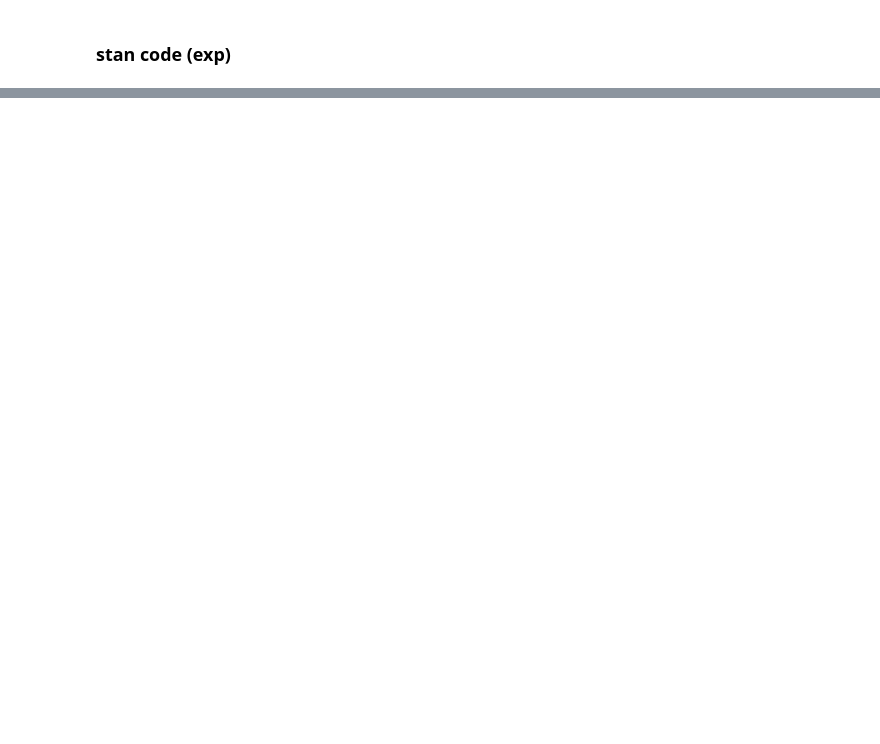
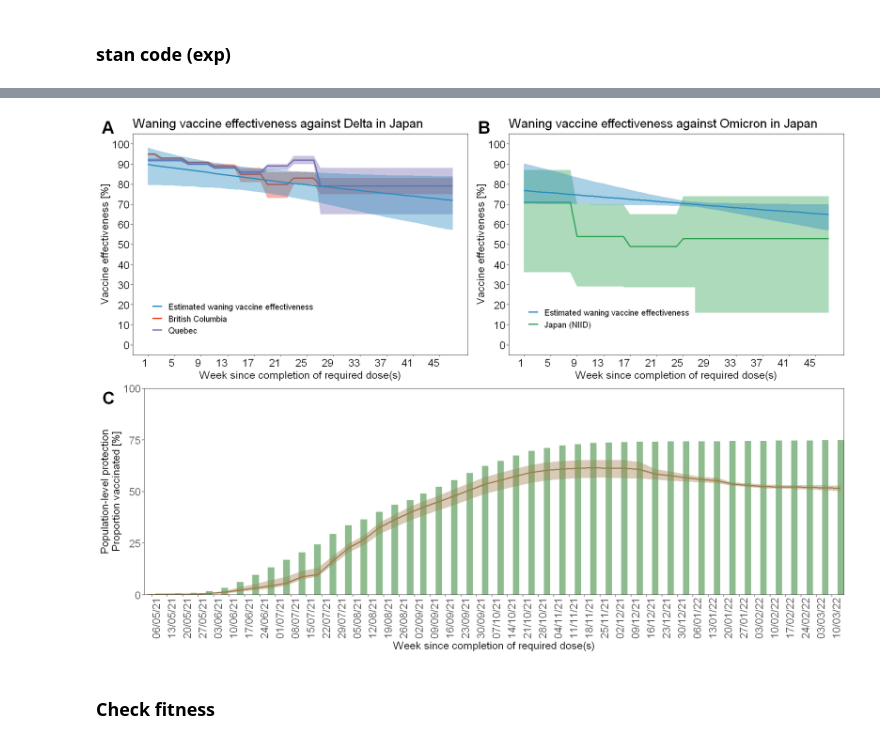
Before and after one commit to hiroaki-murayama/waning_ve_estimation_multivariant, a Jupyter notebook: src/Japan_ncov_waning_r.ipynb, the cells around one changed output, grey strips where cells are left out. Drawn from its saved outputs; the diff is of its cells as text; code cells hidden in the pictures; blank space fills up the shorter version.

```diff
--- a/src/Japan_ncov_waning_r.ipynb
+++ b/src/Japan_ncov_waning_r.ipynb
@@ -186,0 +221,10 @@ Chain 2:
+# %%
+options(repr.plot.width=15,repr.plot.height=10.8)
+direct_effect <- ggarrange(delta_plot,omicron_plot, nrow=1,ncol=2,labels=c("A","B"),font.label=list(size=25),common.legend=FALSE)
+ggarrange(direct_effect,overall_plot, nrow=2,ncol=1,font.label=list(size=25),labels=c("","C"),common.legend=FALSE)
+
+ggsave(file = "output/VE_waning_plot_param1_Japan.png", width = 15, height = 10.8)
+# %% [output]
+[figure, added]
+# %% [markdown]
+### Check fitness
```
Also changed, not shown: parts of 33 cells of this notebook, 59 other files.
